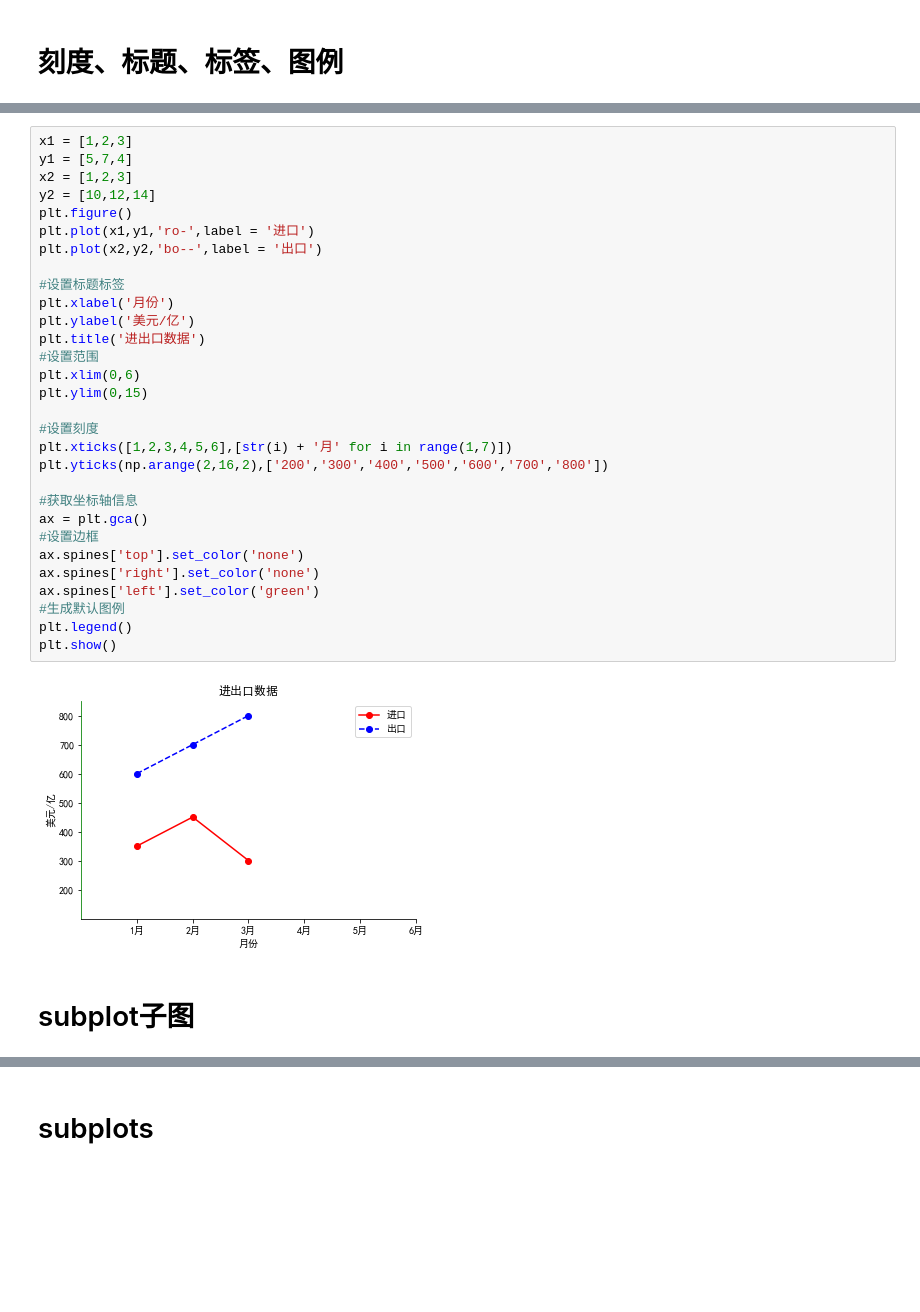
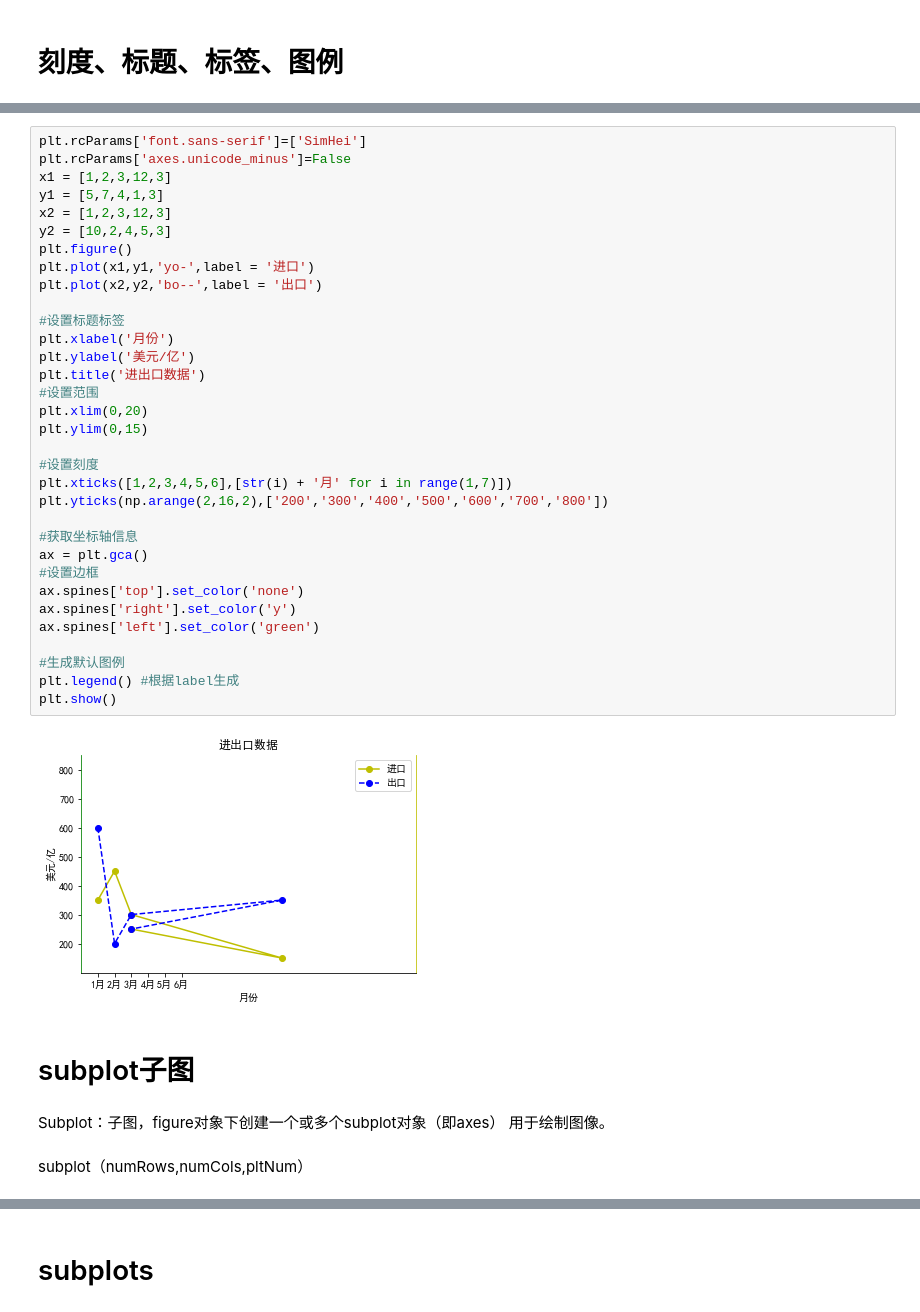
Before and after one commit to huchangchun/learn-matplotlib, a Jupyter notebook: 01-pyplot-tutorial.ipynb, the cells around one changed output, grey strips where cells are left out. Saved outputs shown, nothing was run; the diff lists cells and outputs as text; blank space fills up the shorter version.

```diff
--- a/01-pyplot-tutorial.ipynb
+++ b/01-pyplot-tutorial.ipynb
@@ -332,34 +389,42 @@ plt.show()
 # %%
-x1 = [1,2,3]
-y1 = [5,7,4]
-x2 = [1,2,3]
-y2 = [10,12,14]
+plt.rcParams['font.sans-serif']=['SimHei']
+plt.rcParams['axes.unicode_minus']=False
+x1 = [1,2,3,12,3]
+y1 = [5,7,4,1,3]
+x2 = [1,2,3,12,3]
+y2 = [10,2,4,5,3]
 plt.figure()
-plt.plot(x1,y1,'ro-',label = '进口')
+plt.plot(x1,y1,'yo-',label = '进口')
 plt.plot(x2,y2,'bo--',label = '出口')
 
 #设置标题标签
 plt.xlabel('月份')
 plt.ylabel('美元/亿')
 plt.title('进出口数据')
 #设置范围
-plt.xlim(0,6)
+plt.xlim(0,20)
 plt.ylim(0,15)
 
 #设置刻度
 plt.xticks([1,2,3,4,5,6],[str(i) + '月' for i in range(1,7)])
 plt.yticks(np.arange(2,16,2),['200','300','400','500','600','700','800'])
 
 #获取坐标轴信息
 ax = plt.gca()
 #设置边框
 ax.spines['top'].set_color('none')
-ax.spines['right'].set_color('none')
+ax.spines['right'].set_color('y')
 ax.spines['left'].set_color('green')
+
 #生成默认图例
-plt.legend()
+plt.legend() #根据label生成
 plt.show()
 # %% [output]
-[figure, old version]
+[figure, new version]
 # %% [markdown]
 # subplot子图
+# %% [markdown]
+Subplot：子图，figure对象下创建一个或多个subplot对象（即axes）
+用于绘制图像。
+# %% [markdown]
+subplot（numRows,numCols,pltNum）
```
Also changed, not shown: parts of 31 cells of this notebook, 2 other files.
